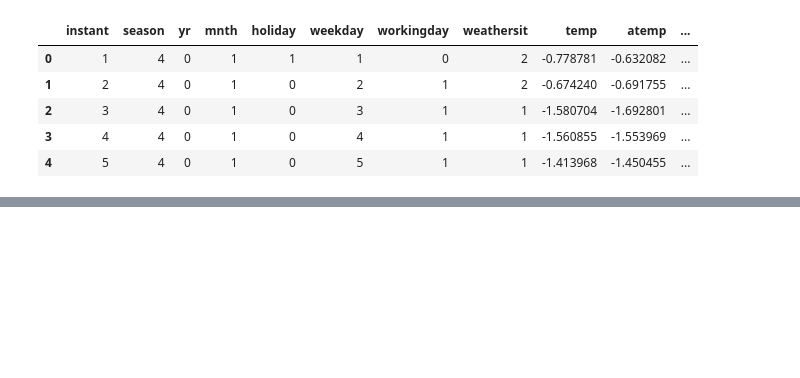
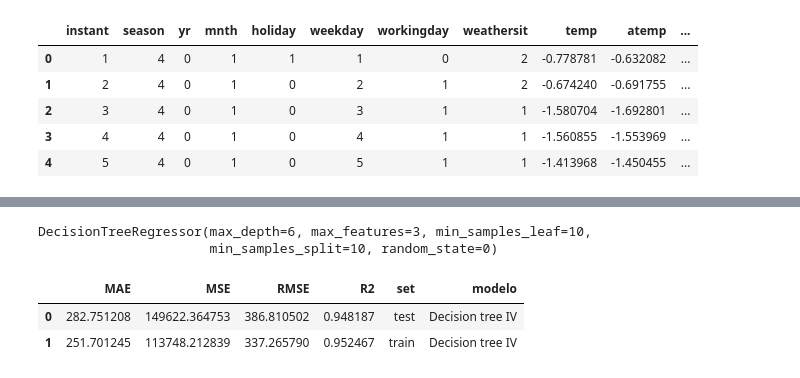
Before and after one commit to Adalab/Adalab-project-da-promo-B-module-3-team-2, a Jupyter notebook: random_forest.ipynb, the cells around one changed output, grey strips where cells are left out. Drawn from its saved outputs; the diff is of its cells as text; code cells hidden in the pictures; blank space fills up the shorter version.

```diff
--- a/random_forest.ipynb
+++ b/random_forest.ipynb
@@ -37,0 +95,4 @@ df.head()
+# %%
+x_train, x_test, y_train, y_test = train_test_split(X, y, test_size = 0.2, random_state = 0)
+# %%
+gs.fit(x_train, y_train)
@@ -37,0 +107,16 @@ df.head()
+# %%
+mejor_modelo = gs.best_estimator_
+mejor_modelo
+# %% [output]
+DecisionTreeRegressor(max_depth=6, max_features=3, min_samples_leaf=10,
+                      min_samples_split=10, random_state=0)
+# %%
+y_pred_test_dt4 = mejor_modelo.predict(x_test)
+y_pred_train_dt4 = mejor_modelo.predict(x_train)
+# %%
+dt_results4 = metricas(y_test, y_train, y_pred_test_dt4, y_pred_train_dt4, "Decision tree IV")
+dt_results4
+# %% [output]
+|  | MAE | MSE | RMSE | R2 | set | modelo |
+| 0 | 282.751208 | 149622.364753 | 386.810502 | 0.948187 | test | Decision tree IV |
+| 1 | 251.701245 | 113748.212839 | 337.265790 | 0.952467 | train | Decision tree IV |
```
Also changed, not shown: parts of 18 cells of this notebook, 2 other files.
